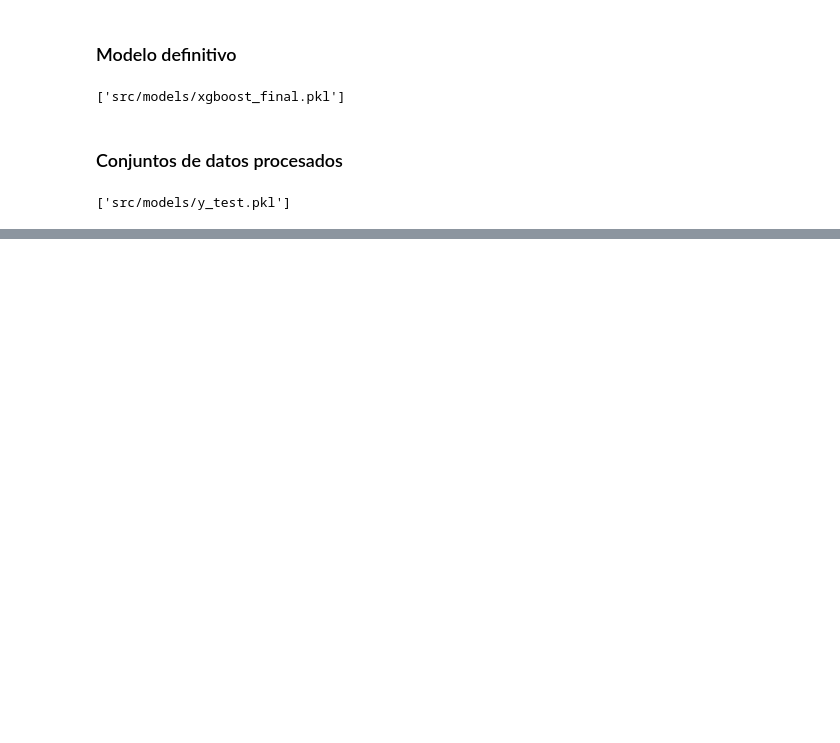
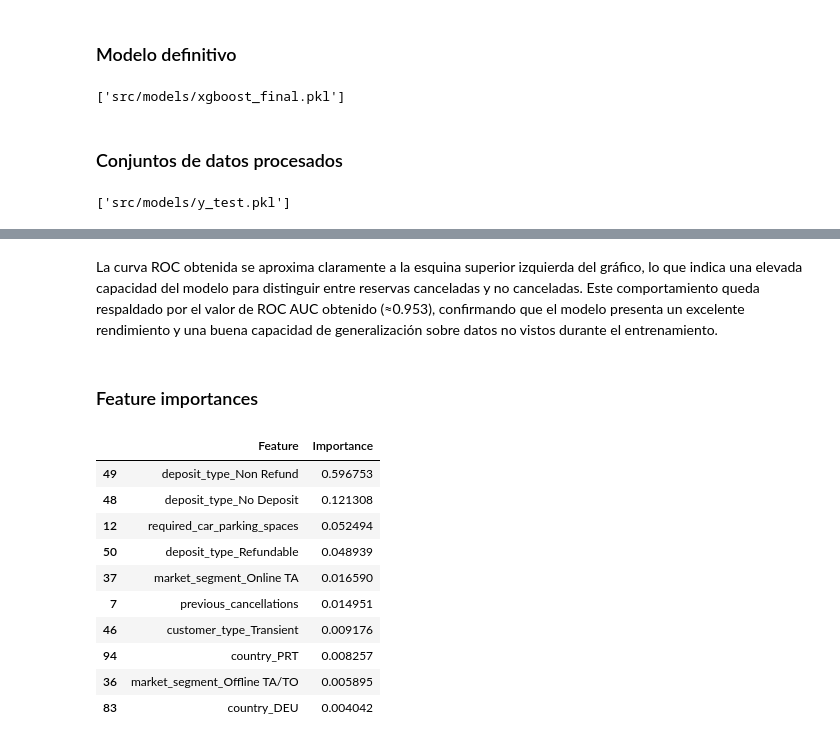
Before and after one commit to mrguezrodriguez/ML_hotel_bookings, a Jupyter notebook: main.ipynb, the cells around one changed output, grey strips where cells are left out. Drawn from its saved outputs; the diff is of its cells as text; code cells hidden in the pictures; blank space fills up the shorter version.

```diff
--- a/main.ipynb
+++ b/main.ipynb
@@ -1719,0 +1815,28 @@ joblib.dump(y_test, "src/models/y_test.pkl")
+# %% [markdown]
+La curva ROC obtenida se aproxima claramente a la esquina superior izquierda del gráfico, lo que indica una elevada capacidad del modelo para distinguir entre reservas canceladas y no canceladas. Este comportamiento queda respaldado por el valor de ROC AUC obtenido (≈0.953), confirmando que el modelo presenta un excelente rendimiento y una buena capacidad de generalización sobre datos no vistos durante el entrenamiento.
+# %% [markdown]
+### Feature importances
+# %%
+importance = pd.DataFrame({
+    "Feature": X_train_prep.columns,
+    "Importance": best_xgb.feature_importances_
+})
+
+importance = importance.sort_values(
+    by="Importance",
+    ascending=False
+)
+
+importance.head(10)
+# %% [output]
+|  | Feature | Importance |
+| 49 | deposit_type_Non Refund | 0.596753 |
+| 48 | deposit_type_No Deposit | 0.121308 |
+| 12 | required_car_parking_spaces | 0.052494 |
+| 50 | deposit_type_Refundable | 0.048939 |
+| 37 | market_segment_Online TA | 0.016590 |
+| 7 | previous_cancellations | 0.014951 |
+| 46 | customer_type_Transient | 0.009176 |
+| 94 | country_PRT | 0.008257 |
+| 36 | market_segment_Offline TA/TO | 0.005895 |
+| 83 | country_DEU | 0.004042 |
```
Also changed, not shown: parts of 27 cells of this notebook, 1 other file.
